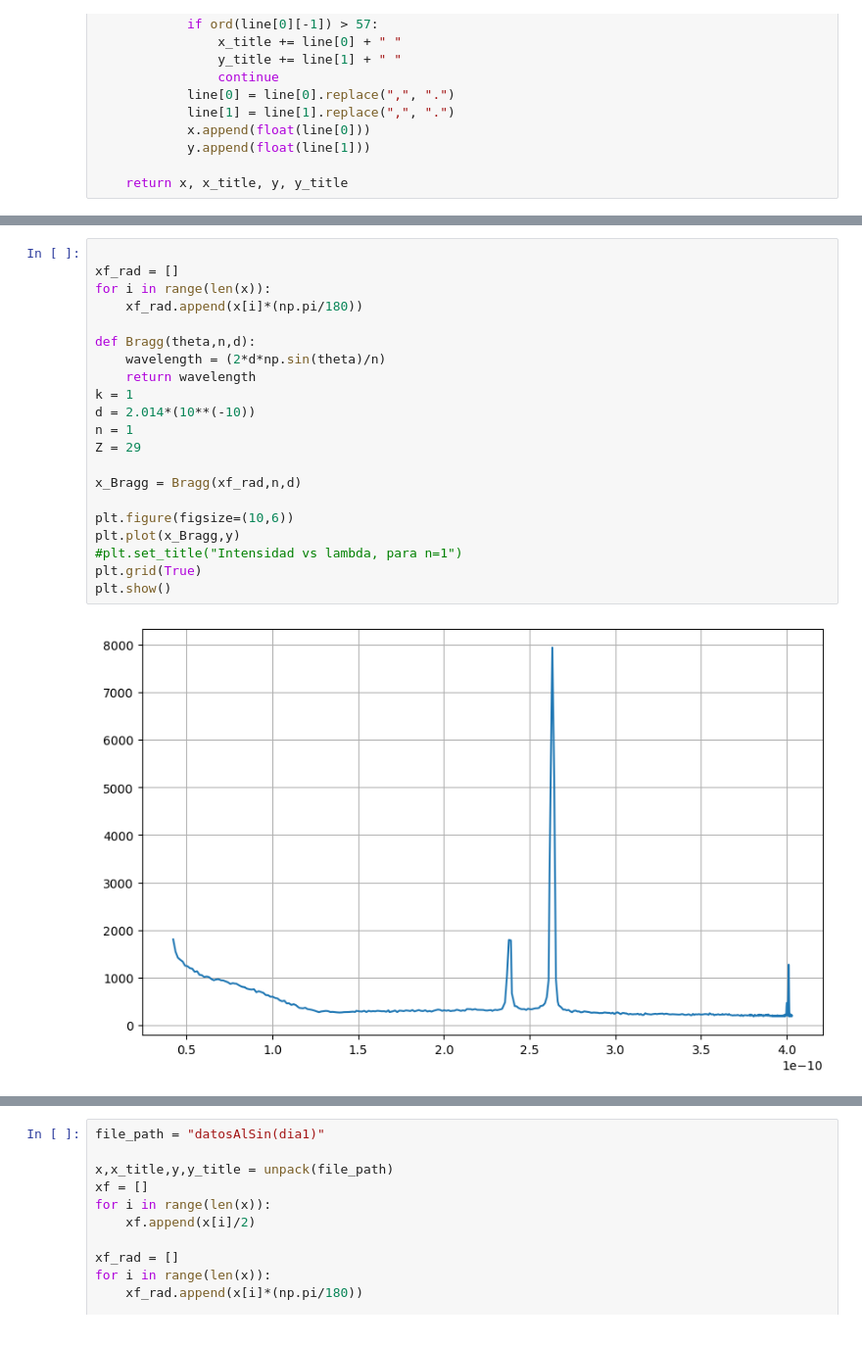
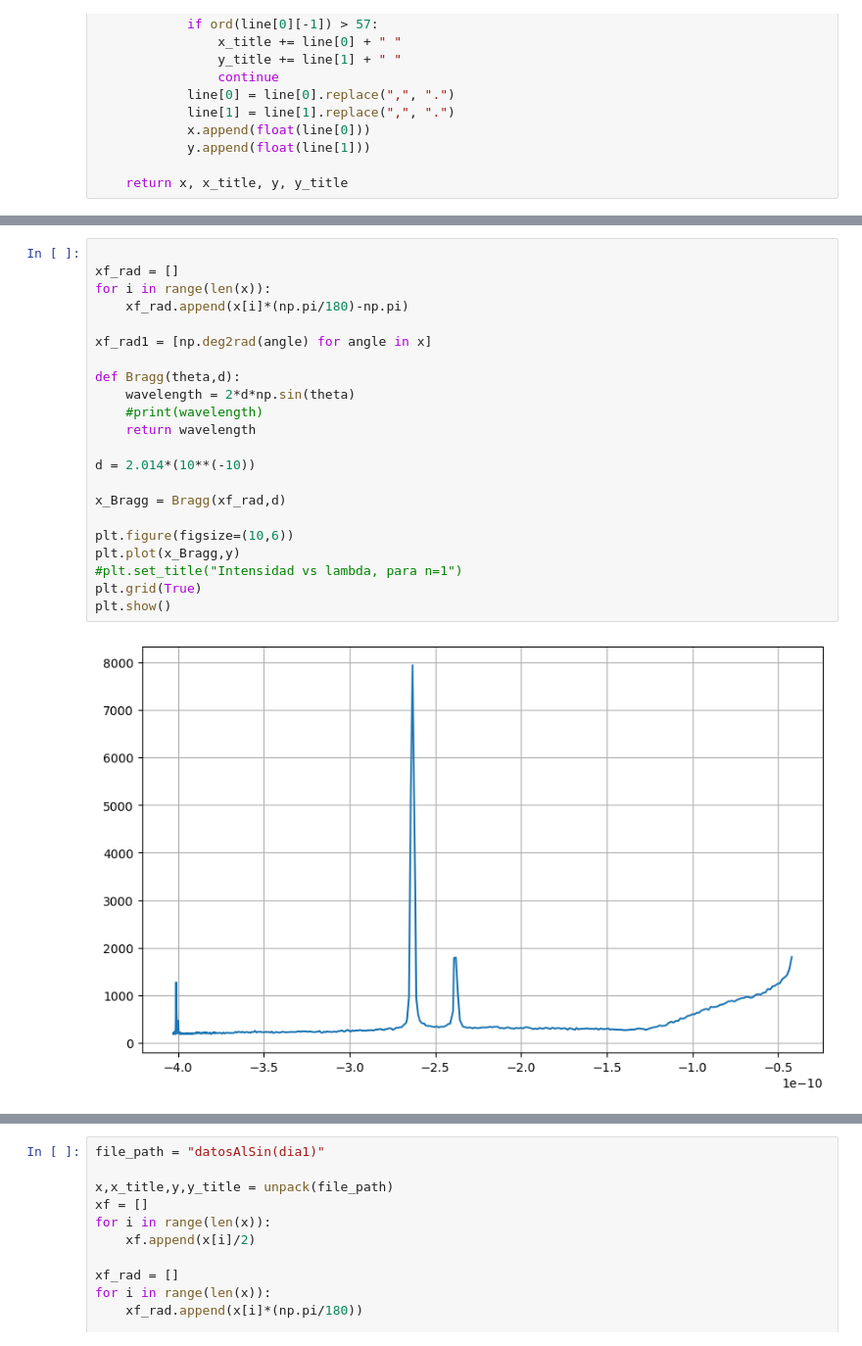
Before and after one commit to rcasasl/Laboratorio-Intermedio, a Jupyter notebook: Rayos X/graficosanalisis.ipynb, the cells around one changed output, grey strips where cells are left out. Shown: that part at 98% size. Cells and saved outputs as stored; diff of their text form.

```diff
--- a/Rayos X/graficosanalisis.ipynb
+++ b/Rayos X/graficosanalisis.ipynb
@@ -52,26 +52,27 @@ plt.grid(True)
 # %%
 
 xf_rad = []
 for i in range(len(x)):
-    xf_rad.append(x[i]*(np.pi/180))
+    xf_rad.append(x[i]*(np.pi/180)-np.pi)
 
-def Bragg(theta,n,d):
-    wavelength = (2*d*np.sin(theta)/n)
+xf_rad1 = [np.deg2rad(angle) for angle in x]
+
+def Bragg(theta,d):
+    wavelength = 2*d*np.sin(theta)
+    #print(wavelength)
     return wavelength
-k = 1
+
 d = 2.014*(10**(-10))
-n = 1
-Z = 29
 
-x_Bragg = Bragg(xf_rad,n,d)
+x_Bragg = Bragg(xf_rad,d)
 
 plt.figure(figsize=(10,6))
 plt.plot(x_Bragg,y)
 #plt.set_title("Intensidad vs lambda, para n=1")
 plt.grid(True)
 plt.show()
 # %% [output]
-[figure, old version]
+[figure, new version]
 # %%
 for i in range(len(x_Bragg)):
     if y[i] == max(y):
```
Also changed, not shown: parts of 3 cells of this notebook, 9 other files.
